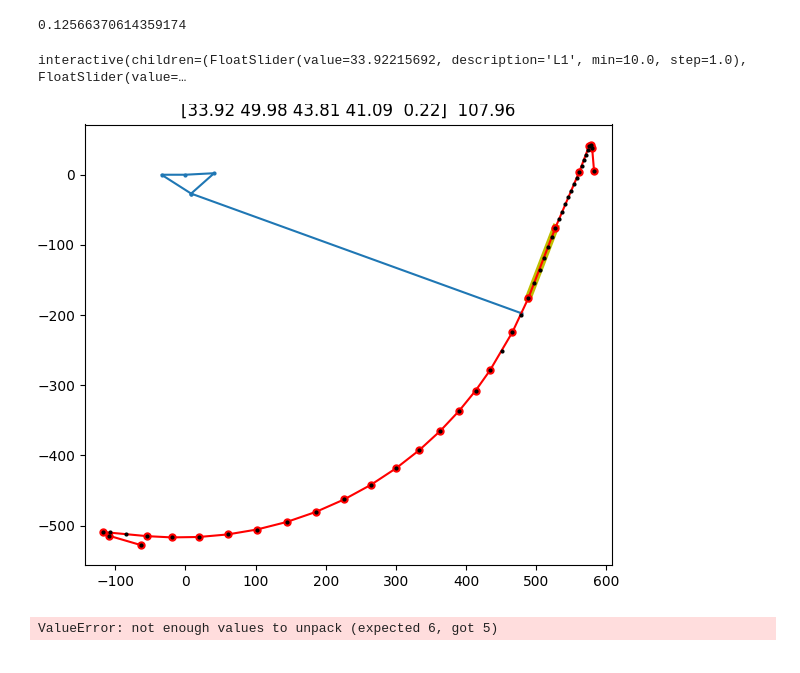
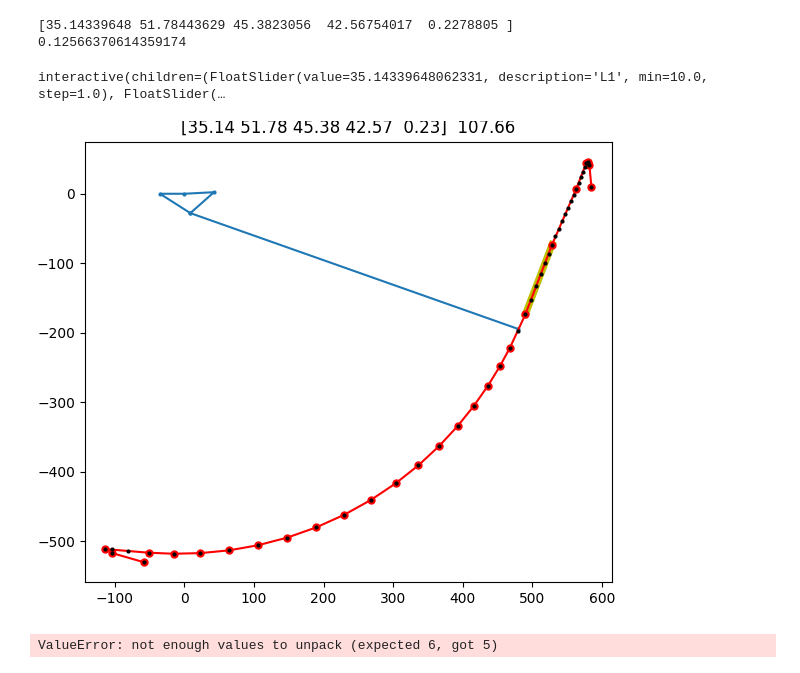
Before and after one commit to NovelMobileRobotsLab/pinto-squirrel, a Jupyter notebook: lambda.ipynb, the cells around one changed output. Drawn from its saved outputs; the diff is of its cells as text; code cells hidden in the pictures.

```diff
--- a/lambda.ipynb
+++ b/lambda.ipynb
@@ -74,6 +74,7 @@ def get_path(dims, npts, guess, TR_cutoff):
         end_i += 1
 
     return np.array(path[start_i:end_i]), sols
+    # return np.array(path), sols
 
 def get_links(dims, sols, theta1_vis=0):
     L1, L2, L3, L4, theta5 = dims
@@ -133,11 +134,14 @@ def longest_segment_length(points):
 
 
 dims_0 = [33.92215692, 49.9849175 , 43.80526204, 41.08831024,  0.21996161] #precise
+dims_0 = np.array(dims_0) * 518.00061776/500
+
+print(dims_0)
 # dims_0 = [32, 45 , 40, 40,  0.21996161] #round to nearest multiple of 8
 
 L5=500
 npts = 50
-epsilon_0 = 1
+epsilon_0 = 1.01
 # TR_cutoff_0 = 42
 TR_cutoff_0 = 0.71
 
@@ -176,35 +180,36 @@ def update(
     epsilon=FloatSlider(min=0, max=5, step=0.1, value=epsilon_0),
     TR_cutoff=FloatSlider(min=0, max=2, step=0.01, value=TR_cutoff_0)
     ):
     # dims = (L1, L2, L3, L4, theta5)
     dims = dims_0
 
     path, sols = get_path(dims, npts, guess, TR_cutoff)
     if len(path) < 2:
         return
 
     links = get_links(dims, sols, theta1_vis)
     path_simp = douglas_peucker(path, epsilon)
 
     max_length, max_indexes = longest_segment_length(path_simp)
     ax.set_title(f"{np.round(dims, 2)}  {round(max_length,2)}")
 
     path_pts.set_data((path[:,0], path[:,1]))
     link_pts.set_data((links[:,0], links[:,1]))
     simp_pts.set_data((path_simp[:,0], path_simp[:,1]))
     max_pts.set_data((path_simp[max_indexes[0]:max_indexes[1]+1,0], path_simp[max_indexes[0]:max_indexes[1]+1,1]))
 
     fig.canvas.draw_idle()
     ax.relim()
     ax.autoscale_view(True,True,True)
 
 
 
 _ = interact(update)
 # %% [output]
+[35.14339648 51.78443629 45.3823056  42.56754017  0.2278805 ]
 0.12566370614359174
-interactive(children=(FloatSlider(value=33.92215692, description='L1', min=10.0, step=1.0), FloatSlider(value=…
+interactive(children=(FloatSlider(value=35.14339648062331, description='L1', min=10.0, step=1.0), FloatSlider(…
-[figure, old version]
+[figure, new version]
 # %%
 def douglas_peucker(points, epsilon):
     if len(points) <= 2:
```
Also changed, not shown: 12 other files.
